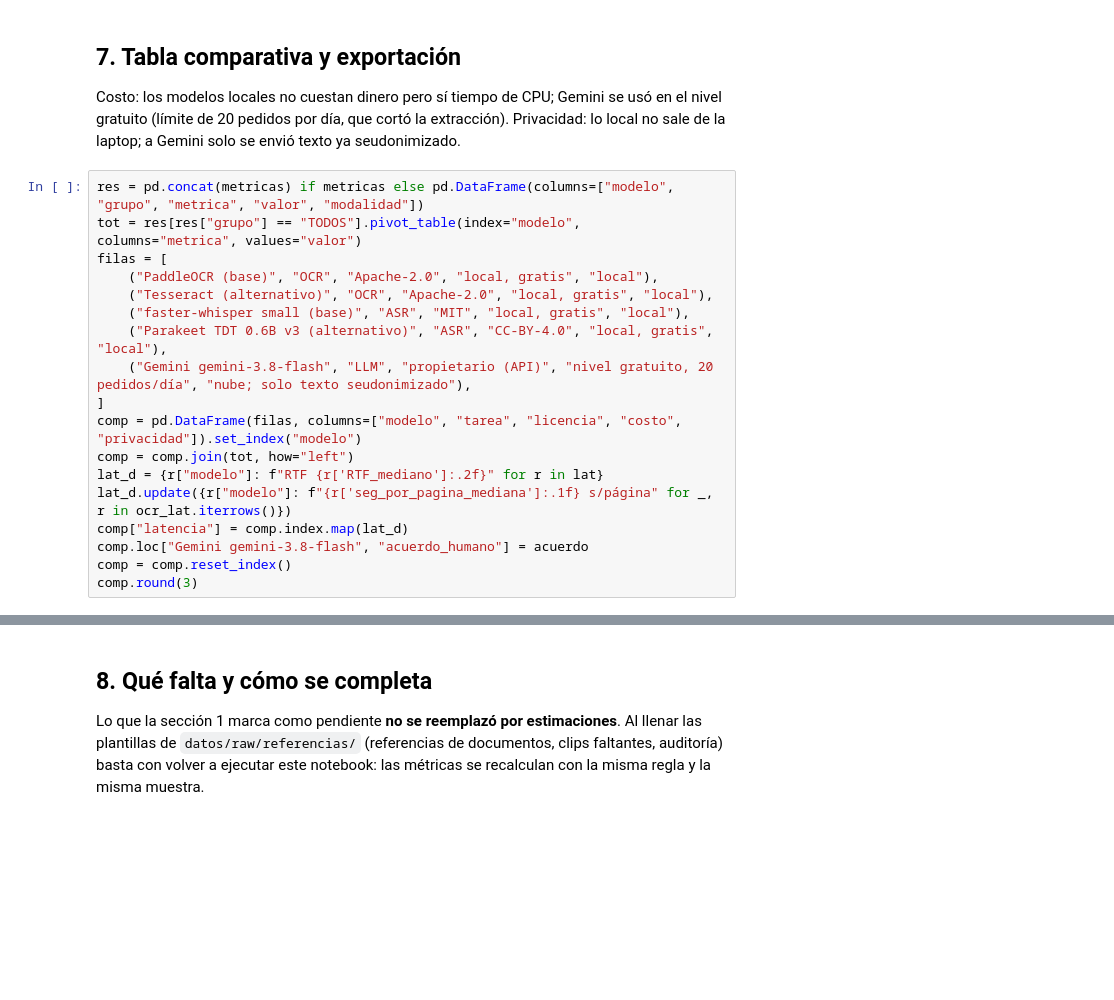
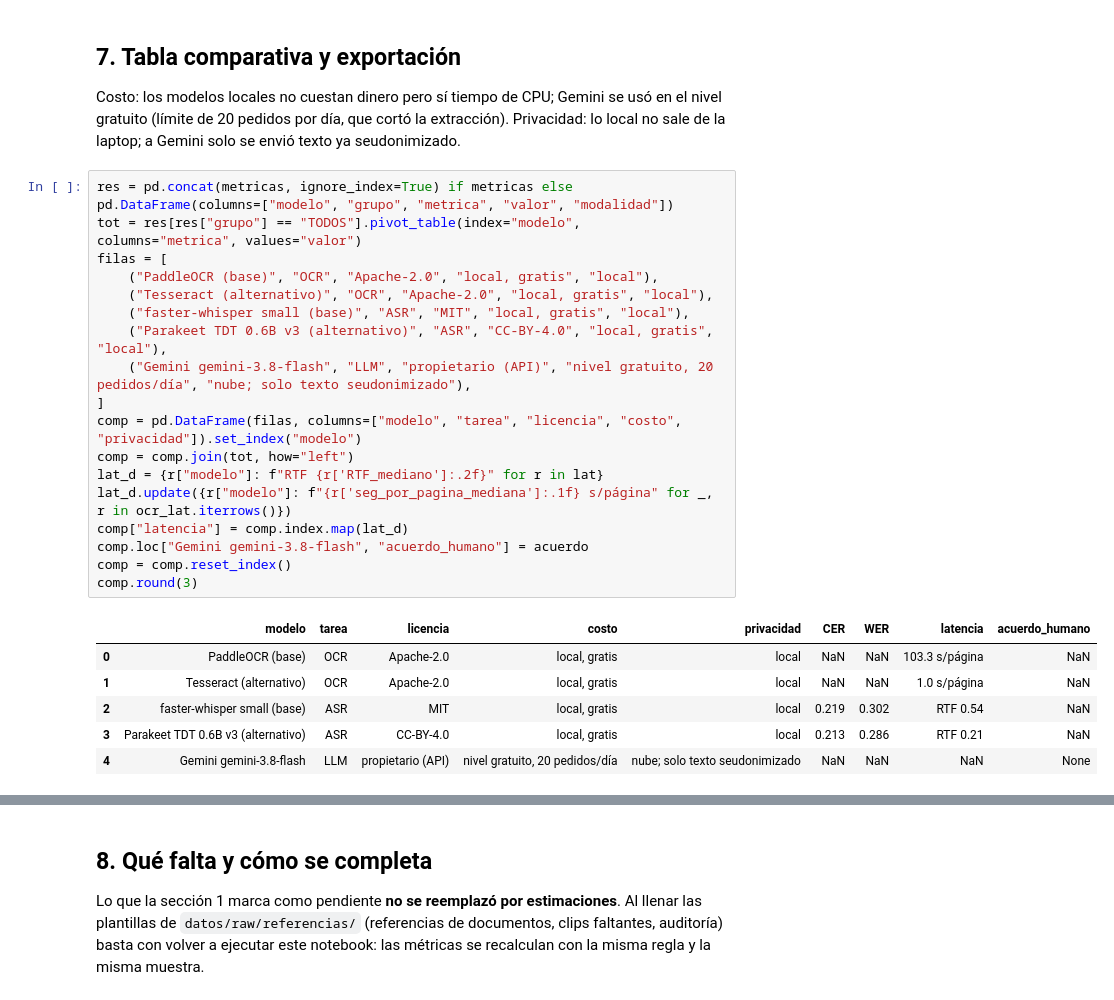
Before and after one commit to AntonioMacedo17/Python_Intermedio_2026, a Jupyter notebook: tarea_2/02_evaluacion.ipynb, the cells around one changed output, grey strips where cells are left out. Saved outputs shown, nothing was run; the diff lists cells and outputs as text; blank space fills up the shorter version.

```diff
--- a/tarea_2/02_evaluacion.ipynb
+++ b/tarea_2/02_evaluacion.ipynb
@@ -223,23 +305,30 @@ Costo: los modelos locales no cuestan dinero pero sí tiempo de CPU; Gemini se u
 (límite de 20 pedidos por día, que cortó la extracción). Privacidad: lo local no sale de la laptop; a Gemini
 solo se envió texto ya seudonimizado.
 # %%
-res = pd.concat(metricas) if metricas else pd.DataFrame(columns=["modelo", "grupo", "metrica", "valor", "modalidad"])
+res = pd.concat(metricas, ignore_index=True) if metricas else pd.DataFrame(columns=["modelo", "grupo", "metrica", "valor", "modalidad"])
 tot = res[res["grupo"] == "TODOS"].pivot_table(index="modelo", columns="metrica", values="valor")
 filas = [
     ("PaddleOCR (base)", "OCR", "Apache-2.0", "local, gratis", "local"),
     ("Tesseract (alternativo)", "OCR", "Apache-2.0", "local, gratis", "local"),
     ("faster-whisper small (base)", "ASR", "MIT", "local, gratis", "local"),
     ("Parakeet TDT 0.6B v3 (alternativo)", "ASR", "CC-BY-4.0", "local, gratis", "local"),
     ("Gemini gemini-3.8-flash", "LLM", "propietario (API)", "nivel gratuito, 20 pedidos/día", "nube; solo texto seudonimizado"),
 ]
 comp = pd.DataFrame(filas, columns=["modelo", "tarea", "licencia", "costo", "privacidad"]).set_index("modelo")
 comp = comp.join(tot, how="left")
 lat_d = {r["modelo"]: f"RTF {r['RTF_mediano']:.2f}" for r in lat}
 lat_d.update({r["modelo"]: f"{r['seg_por_pagina_mediana']:.1f} s/página" for _, r in ocr_lat.iterrows()})
 comp["latencia"] = comp.index.map(lat_d)
 comp.loc["Gemini gemini-3.8-flash", "acuerdo_humano"] = acuerdo
 comp = comp.reset_index()
 comp.round(3)
+# %% [output]
+|  | modelo | tarea | licencia | costo | privacidad | CER | WER | latencia | acuerdo_humano |
+| 0 | PaddleOCR (base) | OCR | Apache-2.0 | local, gratis | local | NaN | NaN | 103.3 s/página | NaN |
+| 1 | Tesseract (alternativo) | OCR | Apache-2.0 | local, gratis | local | NaN | NaN | 1.0 s/página | NaN |
+| 2 | faster-whisper small (base) | ASR | MIT | local, gratis | local | 0.219 | 0.302 | RTF 0.54 | NaN |
+| 3 | Parakeet TDT 0.6B v3 (alternativo) | ASR | CC-BY-4.0 | local, gratis | local | 0.213 | 0.286 | RTF 0.21 | NaN |
+| 4 | Gemini gemini-3.8-flash | LLM | propietario (API) | nivel gratuito, 20 pedidos/día | nube; solo texto seudonimizado | NaN | NaN | NaN | None |
 # %%
 Path("datos").mkdir(exist_ok=True)
 comp.to_csv("datos/comparacion_modelos.csv", index=False)
```
Also changed, not shown: parts of 12 cells of this notebook, 12 other files.
